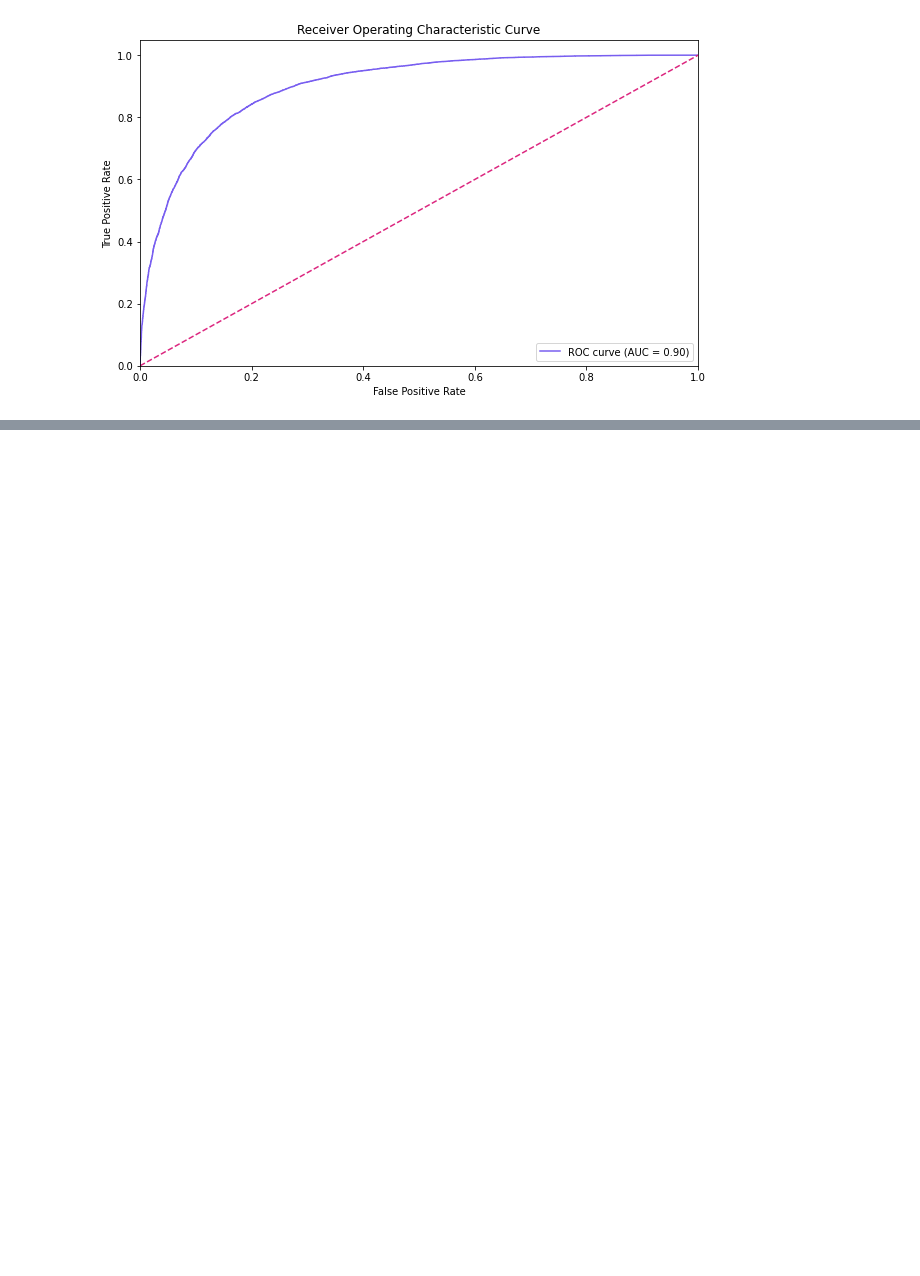
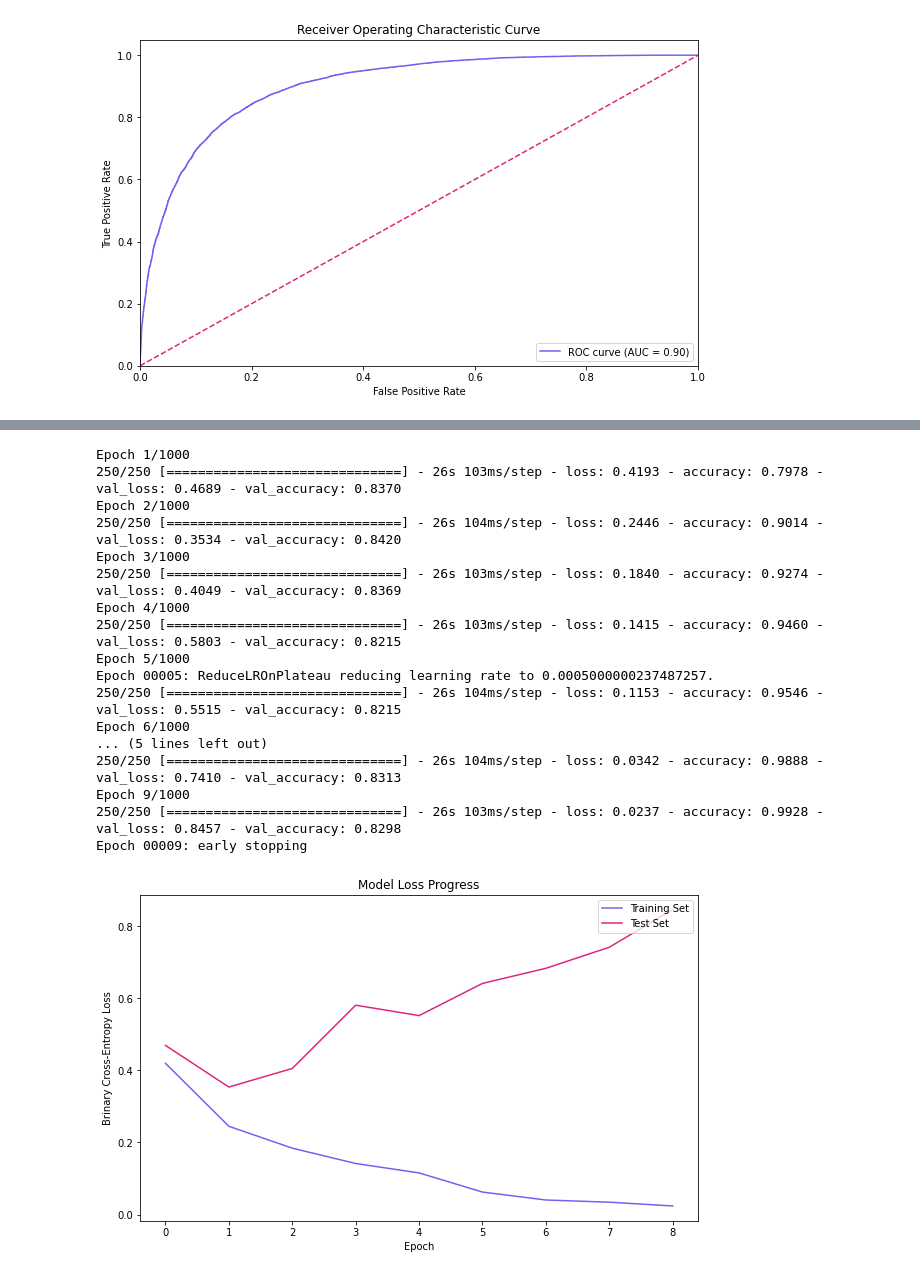
Before and after one commit to Oebele/Deep-lerning-for-beginners, a Jupyter notebook: Recurrent_Neural_Networks.ipynb, the cells around one changed output, grey strips where cells are left out. Drawn from its saved outputs; the diff is of its cells as text; code cells hidden in the pictures; blank space fills up the shorter version.

```diff
--- a/Recurrent_Neural_Networks.ipynb
+++ b/Recurrent_Neural_Networks.ipynb
@@ -221,0 +280,47 @@ print(confusion_matrix(y_test, y_pred))
+# %%
+# Fitting the LSTM to the data
+
+from tensorflow.keras.callbacks import ReduceLROnPlateau, EarlyStopping
+
+reduce_lr = ReduceLROnPlateau(monitor='val_loss', factor=0.5, patience=3,
+                              min_delta=1e-4, mode='min', verbose=1)
+
+stop_alg = EarlyStopping(monitor='val_loss', patience=7,
+                         restore_best_weights=True, verbose=1)
+
+hist = lstm.fit(x_train, y_train, batch_size=100, epochs=1000,
+                   callbacks=[stop_alg, reduce_lr], shuffle=True,
+                   validation_data=(x_test, y_test))
+
+lstm.save_weights("lstm.hdf5")
+
+import matplotlib.pyplot as plt
+
+fig = plt.figure(figsize=(10,6))
+plt.plot(hist.history['loss'], color='#785ef0')
+plt.plot(hist.history['val_loss'], color='#dc267f')
+plt.title('Model Loss Progress')
+plt.ylabel('Brinary Cross-Entropy Loss')
+plt.xlabel('Epoch')
+plt.legend(['Training Set', 'Test Set'], loc='upper right')
+plt.savefig('ch.13.lstm.imdb.loss.png', dpi=350, bbox_inches='tight')
+plt.show()
+# %% [output]
+Epoch 1/1000
+250/250 [==============================] - 26s 103ms/step - loss: 0.4193 - accuracy: 0.7978 - val_loss: 0.4689 - val_accuracy: 0.8370
+Epoch 2/1000
+250/250 [==============================] - 26s 104ms/step - loss: 0.2446 - accuracy: 0.9014 - val_loss: 0.3534 - val_accuracy: 0.8420
+Epoch 3/1000
+250/250 [==============================] - 26s 103ms/step - loss: 0.1840 - accuracy: 0.9274 - val_loss: 0.4049 - val_accuracy: 0.8369
+Epoch 4/1000
+250/250 [==============================] - 26s 103ms/step - loss: 0.1415 - accuracy: 0.9460 - val_loss: 0.5803 - val_accuracy: 0.8215
+Epoch 5/1000
+Epoch 00005: ReduceLROnPlateau reducing learning rate to 0.0005000000237487257.
+250/250 [==============================] - 26s 104ms/step - loss: 0.1153 - accuracy: 0.9546 - val_loss: 0.5515 - val_accuracy: 0.8215
+Epoch 6/1000
+... (5 lines left out)
+250/250 [==============================] - 26s 104ms/step - loss: 0.0342 - accuracy: 0.9888 - val_loss: 0.7410 - val_accuracy: 0.8313
+Epoch 9/1000
+250/250 [==============================] - 26s 103ms/step - loss: 0.0237 - accuracy: 0.9928 - val_loss: 0.8457 - val_accuracy: 0.8298
+Epoch 00009: early stopping
+[figure, added]
```
Also changed, not shown: parts of 18 cells of this notebook.
